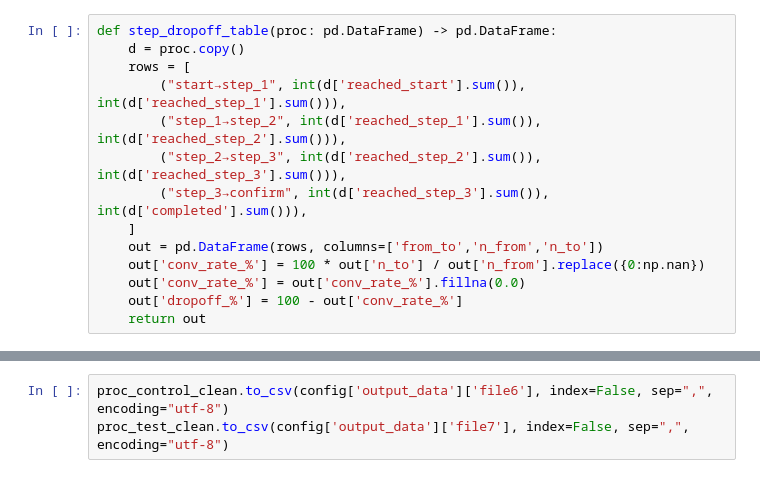
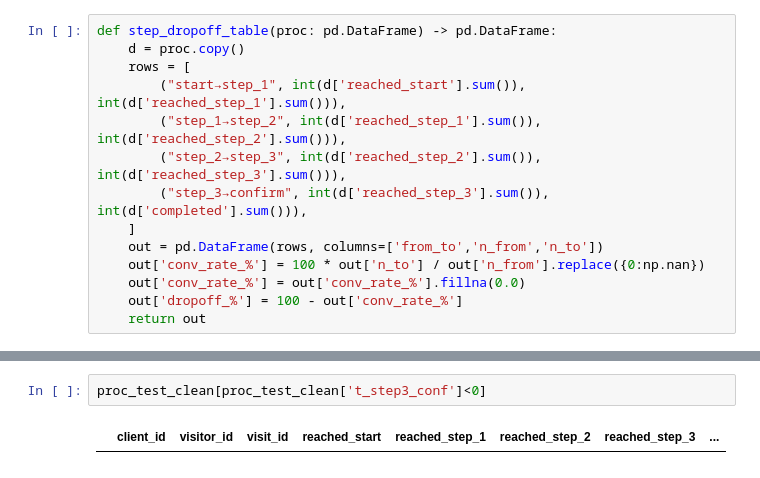
Before and after one commit to luispabloaiello-da/vanguard_project, a Jupyter notebook: notebooks/vanguard_funnel_kpis_.ipynb, the cells around one changed output, grey strips where cells are left out. Saved outputs shown, nothing was run; the diff lists cells and outputs as text.

```diff
--- a/notebooks/vanguard_funnel_kpis_.ipynb
+++ b/notebooks/vanguard_funnel_kpis_.ipynb
@@ -369,3 +563,4 @@ Distinct test clients with activity: 21739
-# %%
-proc_control_clean.to_csv(config['output_data']['file6'], index=False, sep=",", encoding="utf-8")
-proc_test_clean.to_csv(config['output_data']['file7'], index=False, sep=",", encoding="utf-8")
+# %%
+proc_test_clean[proc_test_clean['t_step3_conf']<0]
+# %% [output]
+|  | client_id | visitor_id | visit_id | reached_start | reached_step_1 | reached_step_2 | reached_step_3 | ... |
```
Also changed, not shown: parts of 10 cells of this notebook, 14 other files.
